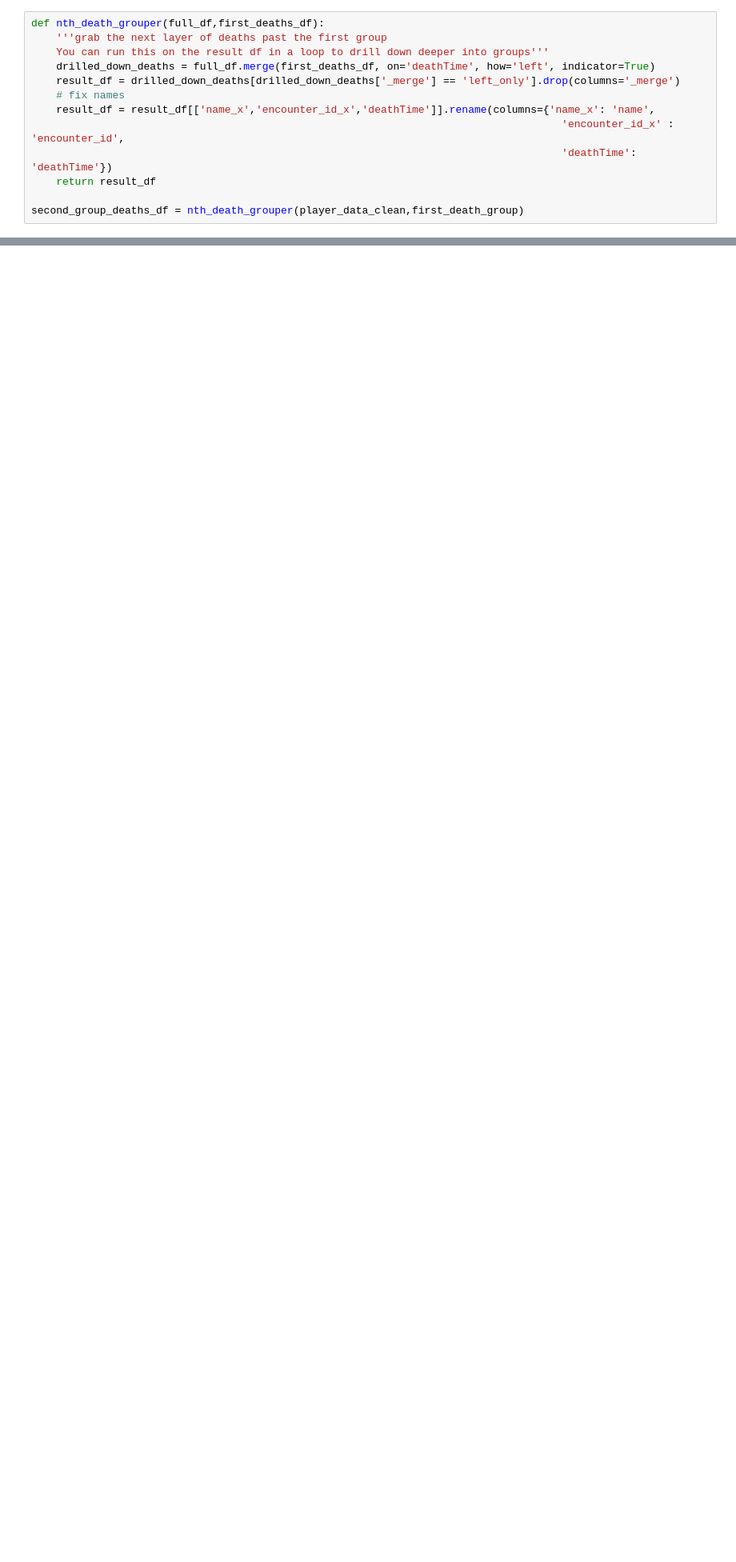
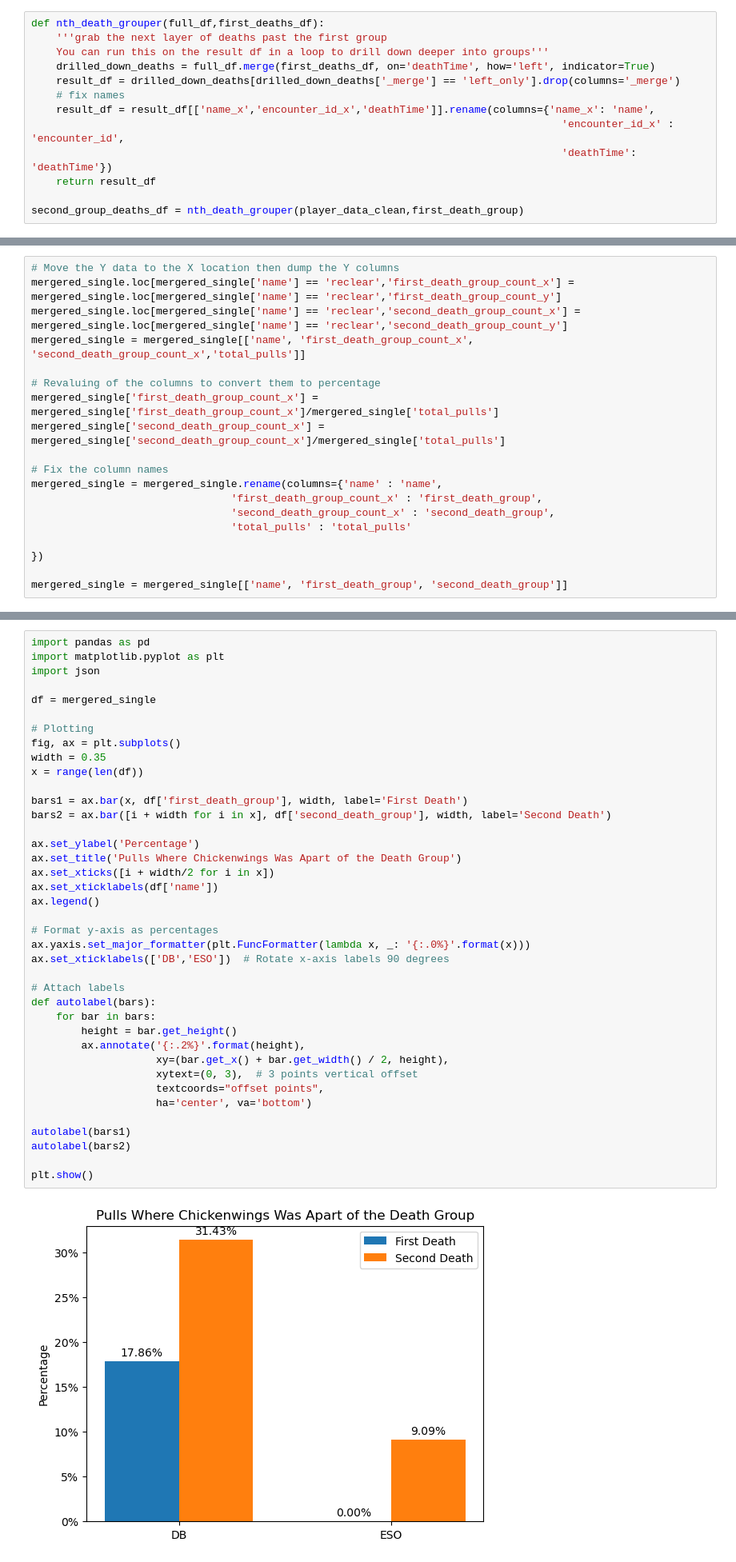
Before and after one commit to FunFighter/lost-ark-dps-log-parsing, a Jupyter notebook: death.ipynb, the cells around one changed output, grey strips where cells are left out. Shown: that part at 80% size. Drawn from its saved outputs; the diff is of its cells as text; blank space fills up the shorter version.

```diff
--- a/death.ipynb
+++ b/death.ipynb
@@ -154,0 +229,19 @@ parse_first_second_groups(reclear_data)
+# %%
+# Move the Y data to the X location then dump the Y columns
+mergered_single.loc[mergered_single['name'] == 'reclear','first_death_group_count_x'] = mergered_single.loc[mergered_single['name'] == 'reclear','first_death_group_count_y']
+mergered_single.loc[mergered_single['name'] == 'reclear','second_death_group_count_x'] = mergered_single.loc[mergered_single['name'] == 'reclear','second_death_group_count_y']
+mergered_single = mergered_single[['name', 'first_death_group_count_x', 'second_death_group_count_x','total_pulls']]
+
+# Revaluing of the columns to convert them to percentage
+mergered_single['first_death_group_count_x'] = mergered_single['first_death_group_count_x']/mergered_single['total_pulls']
+mergered_single['second_death_group_count_x'] = mergered_single['second_death_group_count_x']/mergered_single['total_pulls']
+
+# Fix the column names
+mergered_single = mergered_single.rename(columns={'name' : 'name',
+                                'first_death_group_count_x' : 'first_death_group',
+                                'second_death_group_count_x' : 'second_death_group',
+                                'total_pulls' : 'total_pulls'
+
+})
+
+mergered_single = mergered_single[['name', 'first_death_group', 'second_death_group']]
@@ -154,0 +254,41 @@ parse_first_second_groups(reclear_data)
+# %%
+import pandas as pd
+import matplotlib.pyplot as plt
+import json
+
+df = mergered_single
+
+# Plotting
+fig, ax = plt.subplots()
+width = 0.35
+x = range(len(df))
+
+bars1 = ax.bar(x, df['first_death_group'], width, label='First Death')
+bars2 = ax.bar([i + width for i in x], df['second_death_group'], width, label='Second Death')
+
+ax.set_ylabel('Percentage')
+ax.set_title('Pulls Where Chickenwings Was Apart of the Death Group')
+ax.set_xticks([i + width/2 for i in x])
+ax.set_xticklabels(df['name'])
+ax.legend()
+
+# Format y-axis as percentages
+ax.yaxis.set_major_formatter(plt.FuncFormatter(lambda x, _: '{:.0%}'.format(x)))
+ax.set_xticklabels(['DB','ESO'])  # Rotate x-axis labels 90 degrees
+
+# Attach labels
+def autolabel(bars):
+    for bar in bars:
+        height = bar.get_height()
+        ax.annotate('{:.2%}'.format(height),
+                    xy=(bar.get_x() + bar.get_width() / 2, height),
+                    xytext=(0, 3),  # 3 points vertical offset
+                    textcoords="offset points",
+                    ha='center', va='bottom')
+
+autolabel(bars1)
+autolabel(bars2)
+
+plt.show()
+# %% [output]
+[figure, added]
```
Also changed, not shown: parts of 12 cells of this notebook.
